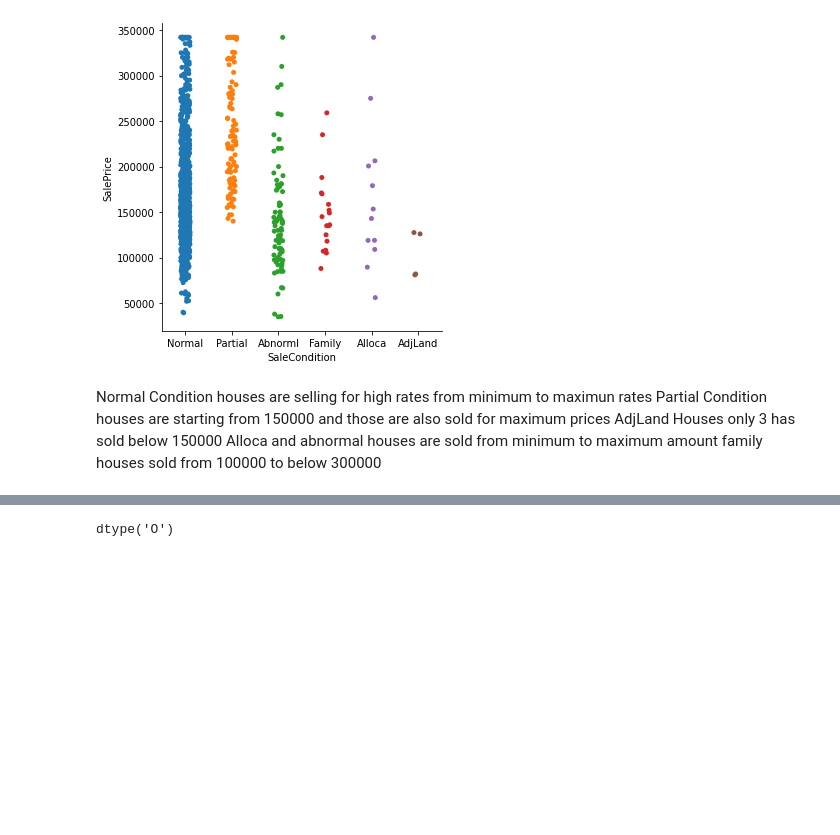
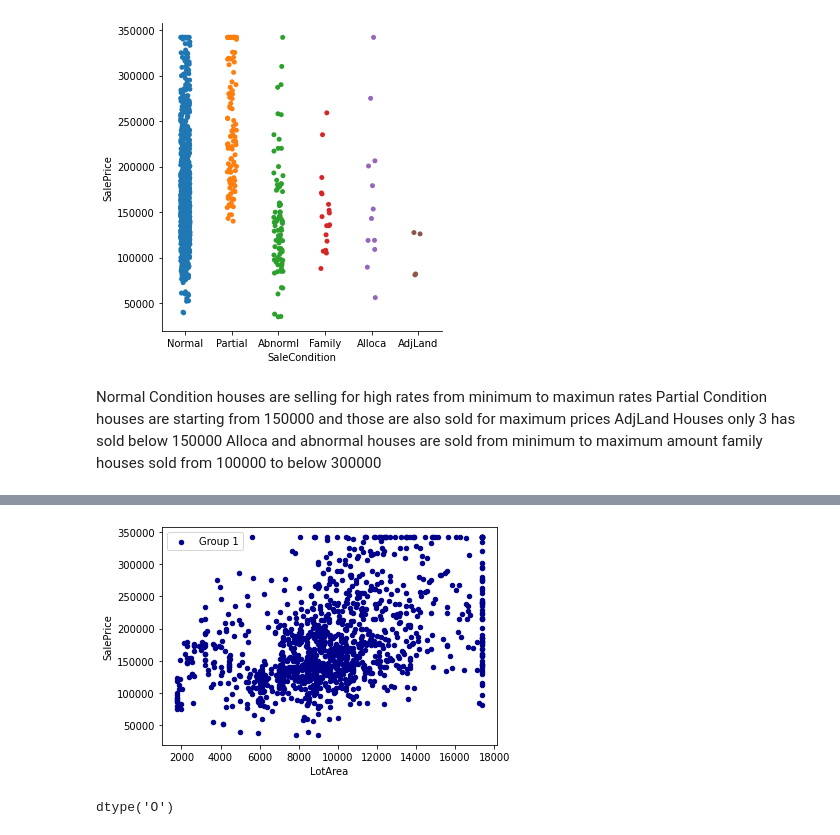
Before and after one commit to KaviyaKathiroli/MyWorks, a Jupyter notebook: FlipHomePrice/housing_collab.ipynb, the cells around one changed output, grey strips where cells are left out. Cells and saved outputs as stored; diff of their text form; code cells hidden in the pictures; blank space fills up the shorter version.

```diff
--- a/FlipHomePrice/housing_collab.ipynb
+++ b/FlipHomePrice/housing_collab.ipynb
@@ -554,3 +551,7 @@ ValueError: ignored
+# %%
+ax = price.plot.scatter(x="LotArea", y="SalePrice", color="DarkBlue", label="Group 1")
+# %% [output]
+[figure, added]
 # %%
 price['HouseStyle'].dtypes
 # %% [output]
```
Also changed, not shown: parts of 2 cells of this notebook.
